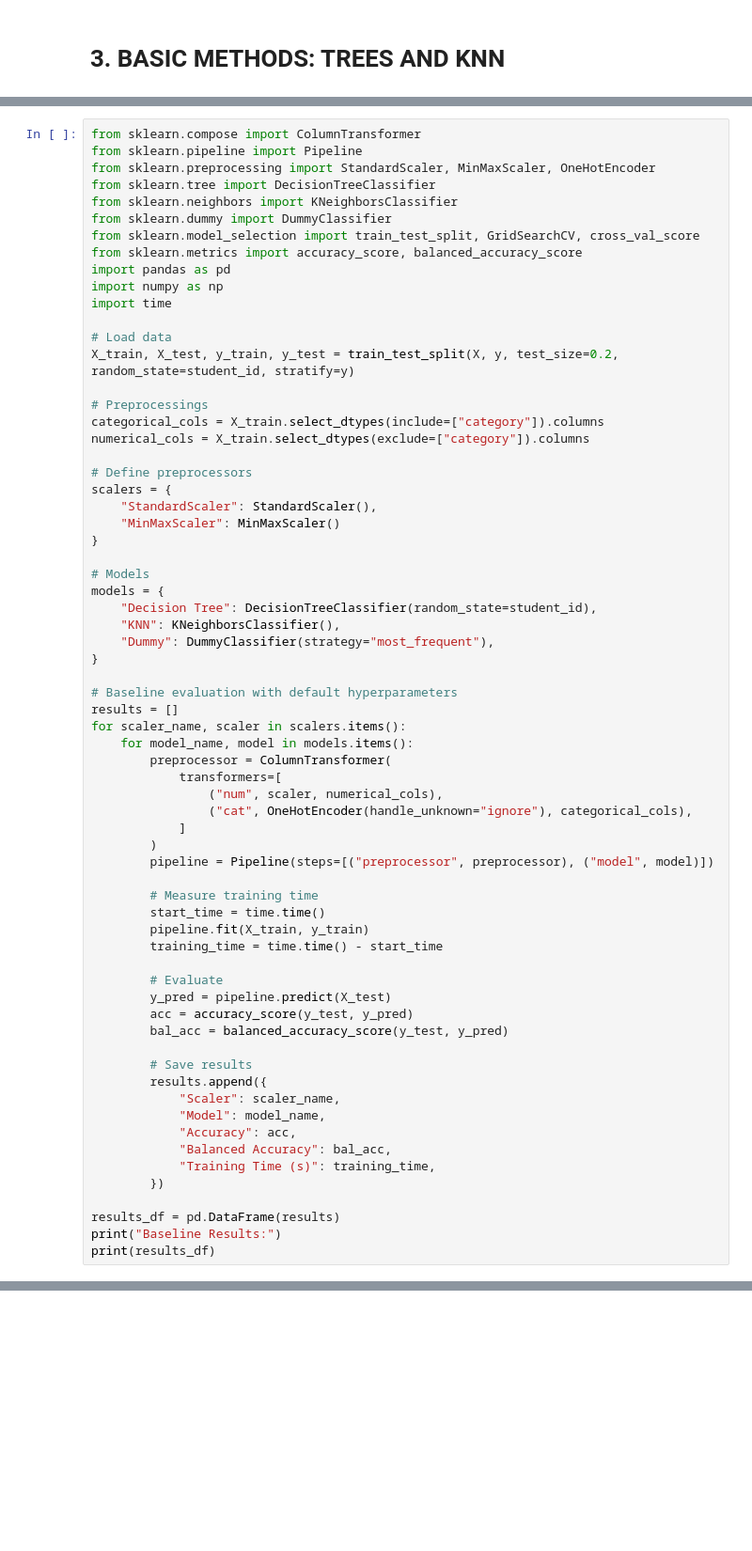
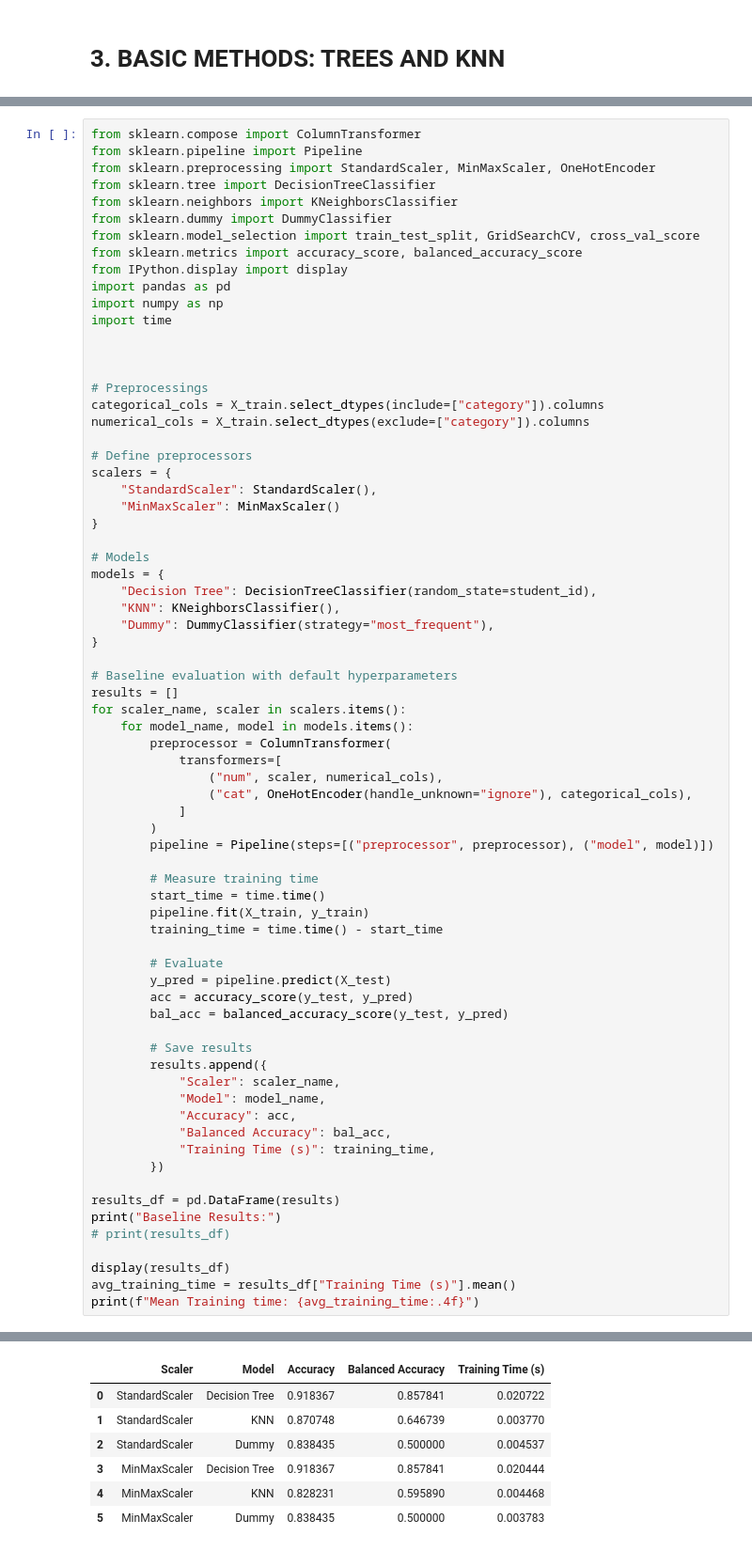
Before and after one commit to Thebensley/adv_prog2, a Jupyter notebook: Assignement2_advprog.ipynb, the cells around one changed output, grey strips where cells are left out. Shown: that part at 94% size. Cells and saved outputs as stored; diff of their text form; blank space fills up the shorter version.

```diff
--- a/Assignement2_advprog.ipynb
+++ b/Assignement2_advprog.ipynb
@@ -196,12 +197,12 @@ from sklearn.neighbors import KNeighborsClassifier
 from sklearn.dummy import DummyClassifier
 from sklearn.model_selection import train_test_split, GridSearchCV, cross_val_score
 from sklearn.metrics import accuracy_score, balanced_accuracy_score
+from IPython.display import display
 import pandas as pd
 import numpy as np
 import time
 
-# Load data
-X_train, X_test, y_train, y_test = train_test_split(X, y, test_size=0.2, random_state=student_id, stratify=y)
+
 
 # Preprocessings
 categorical_cols = X_train.select_dtypes(include=["category"]).columns
@@ -253,6 +254,10 @@ for scaler_name, scaler in scalers.items():
 
 results_df = pd.DataFrame(results)
 print("Baseline Results:")
-print(results_df)
+# print(results_df)
+
+display(results_df)
+avg_training_time = results_df["Training Time (s)"].mean()
+print(f"Mean Training time: {avg_training_time:.4f}")
 # %% [output]
 Baseline Results:
@@ -273,0 +264,7 @@ Baseline Results:
+|  | Scaler | Model | Accuracy | Balanced Accuracy | Training Time (s) |
+| 0 | StandardScaler | Decision Tree | 0.918367 | 0.857841 | 0.020722 |
+| 1 | StandardScaler | KNN | 0.870748 | 0.646739 | 0.003770 |
+| 2 | StandardScaler | Dummy | 0.838435 | 0.500000 | 0.004537 |
+| 3 | MinMaxScaler | Decision Tree | 0.918367 | 0.857841 | 0.020444 |
+| 4 | MinMaxScaler | KNN | 0.828231 | 0.595890 | 0.004468 |
+| 5 | MinMaxScaler | Dummy | 0.838435 | 0.500000 | 0.003783 |
```
Also changed, not shown: parts of 15 cells of this notebook, 2 other files.
